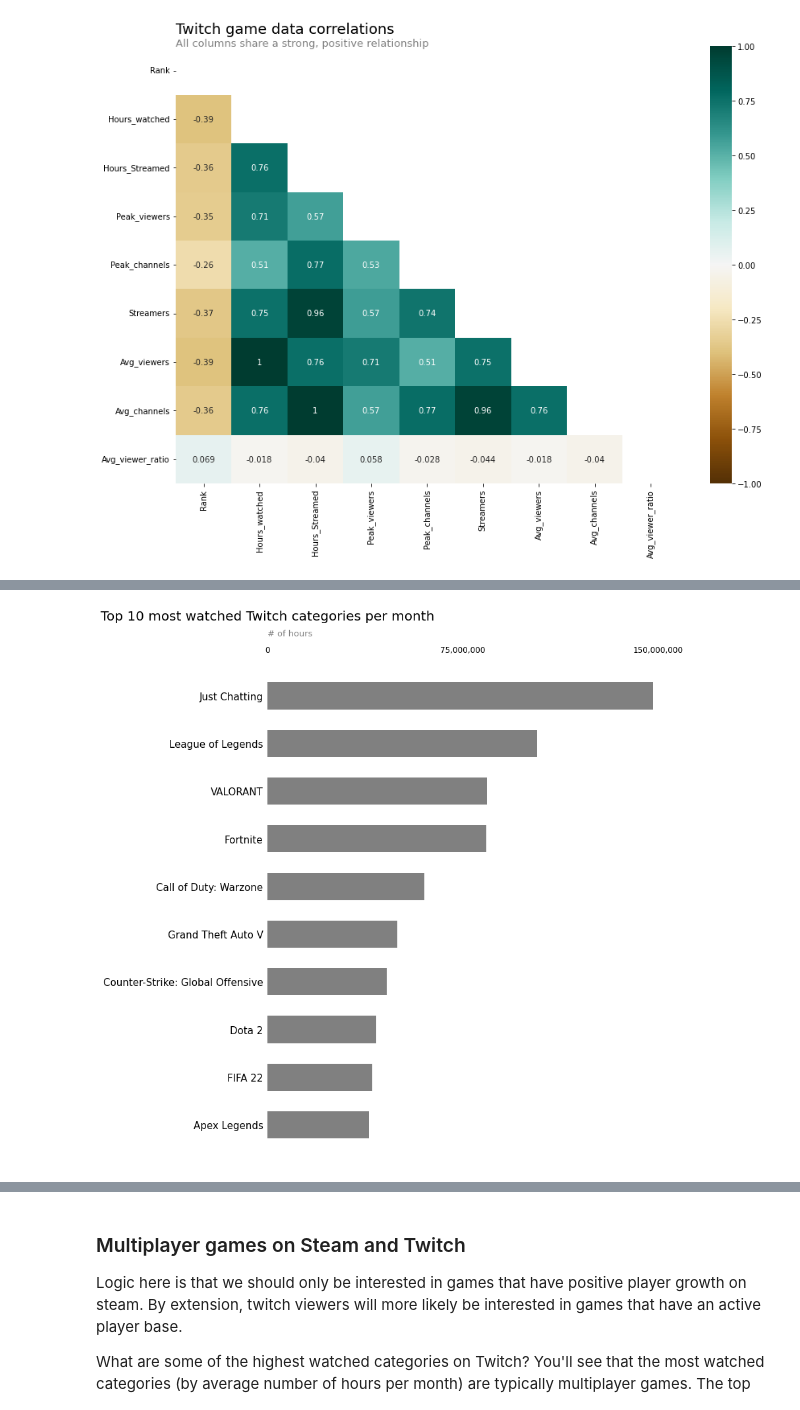
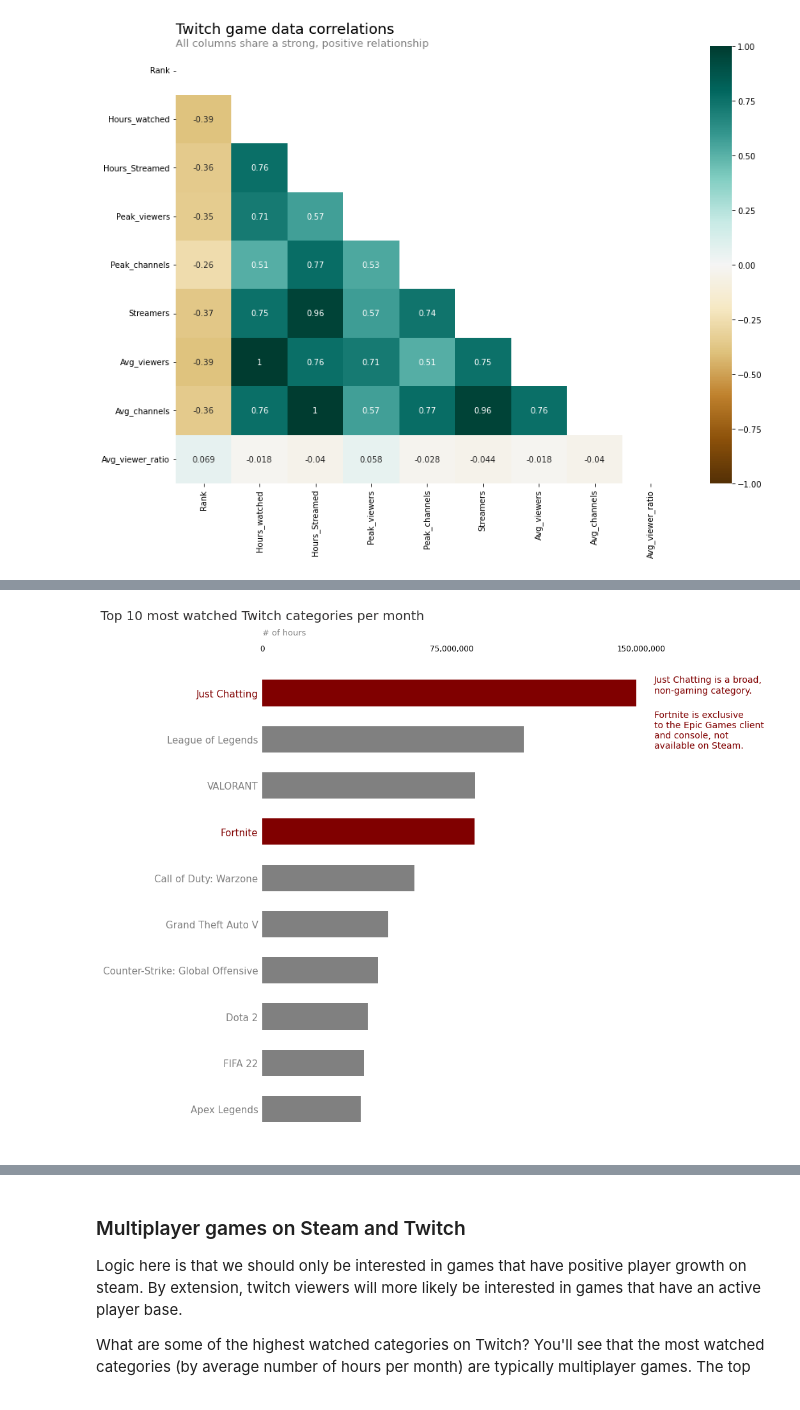
Before and after one commit to paul-trood/Portfolio-World_Happiness_Report, a Jupyter notebook: 04_data_analysis.ipynb, the cells around one changed output, grey strips where cells are left out. Drawn from its saved outputs; the diff is of its cells as text; code cells hidden in the pictures.

```diff
--- a/04_data_analysis.ipynb
+++ b/04_data_analysis.ipynb
@@ -712,30 +689,59 @@ Something about the highest categories
 # %%
 top_10 = twitch_game.groupby("Game", as_index=False).mean().sort_values(by="Hours_watched",ascending=False).head(10)
+colors = [
+    'maroon',
+    'grey',
+    'grey',
+    'maroon',
+    'grey',
+    'grey',
+    'grey',
+    'grey',
+    'grey',
+    'grey'
+    ]
 
 fig,ax = plt.subplots(figsize = (11,14))
-plt.barh(top_10["Game"], top_10["Hours_watched"], color = "grey", height = 0.57)
+plt.barh(top_10["Game"], top_10["Hours_watched"], height = 0.57, color = colors)
 plt.gca().invert_yaxis()
 ax.set_xticks([0, 75000000, 150000000])
 
 # Change x tick labels to non-scientific notation
 ax.ticklabel_format(useOffset=False, style='plain', axis = "x")
 
 
 # Set x axis ticks with commas
 ax.xaxis.set_major_formatter(StrMethodFormatter('{x:,.0f}'))
 
 # Remove borders
 plt.gca().spines[["right", "left", "top", "bottom"]].set_visible(False)
 
-plt.title("Top 10 most watched Twitch categories per month", size = 20, x = 0, y = 1.07)
+plt.title("Top 10 most watched Twitch categories per month", size = 20, x = 0, y = 1.07, color = "#302f2f")
 plt.text(x = 1, y =-1.25, s = "# of hours", size = 13, color = "grey")
+
+plt.text(x=155000000, y = 0, s = '''Just Chatting is a broad,
+non-gaming category.''', size = 14, color = "maroon")
+
+plt.text(x=155000000, y = 1.2, s = '''Fortnite is exclusive
+to the Epic Games client
+and console, not
+available on Steam.''', size = 14, color = "maroon")
+
 # X axis to top
 ax.xaxis.tick_top()
 ax.tick_params(bottom=False, left=False)
 ax.tick_params(top=False, left=False)
 # X and Y ticks
 plt.xticks(size = 12)
 plt.yticks(size = 15) # color
+
+# Y ticks
+plt.yticks(color = "grey")
+
+plt.gca().get_yticklabels()[0].set_color("maroon")
+plt.gca().get_yticklabels()[3].set_color("maroon")
+
+
 plt.show()
 # %% [output]
-[figure, old version]
+[figure, new version]
```
Also changed, not shown: parts of 47 cells of this notebook.
